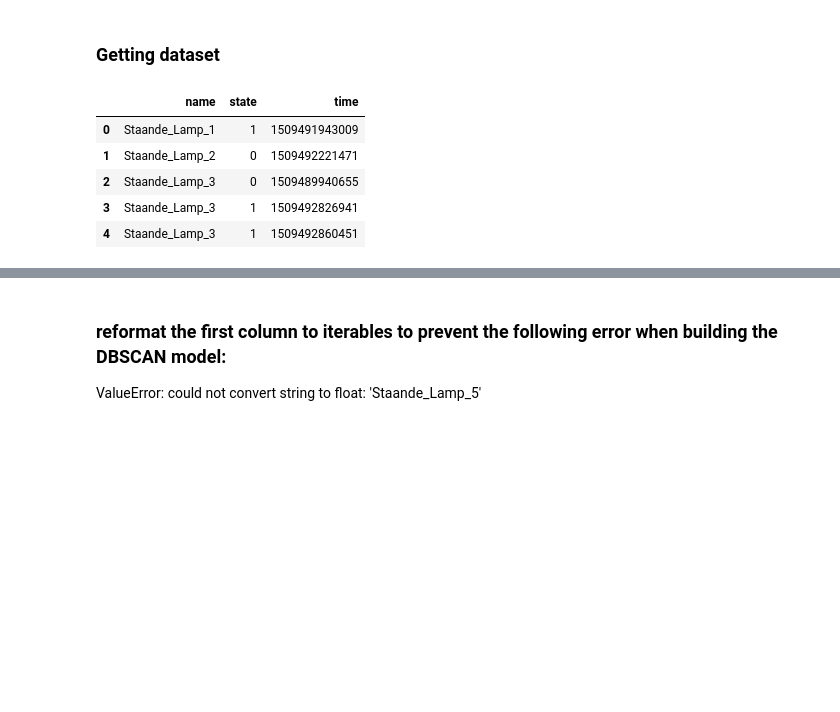
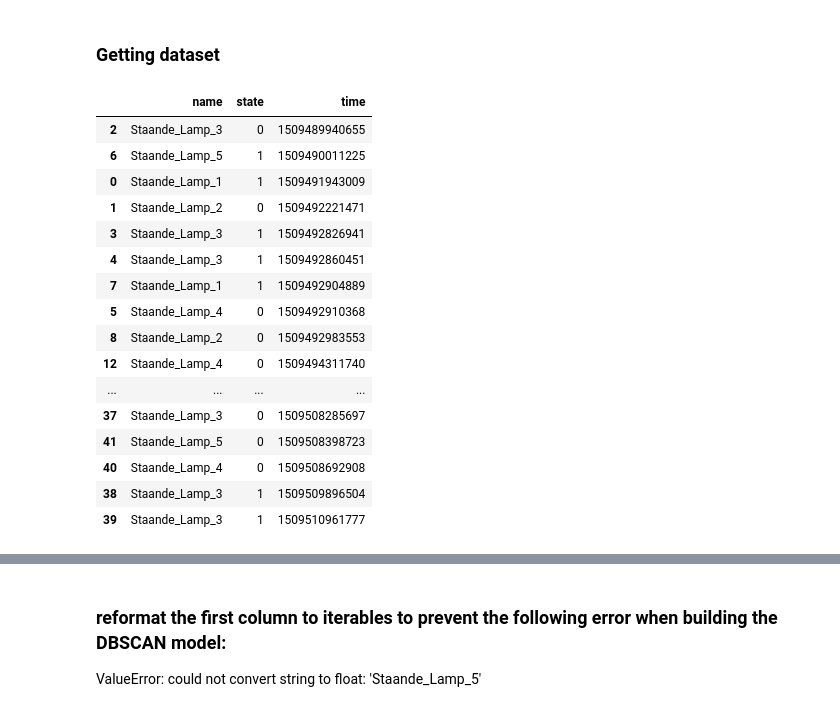
Before and after one commit to WyTho/MachineLearning, a Jupyter notebook: jupyter/dbscan2.ipynb, the cells around one changed output, grey strips where cells are left out. Cells and saved outputs as stored; diff of their text form; code cells hidden in the pictures; blank space fills up the shorter version.

```diff
--- a/jupyter/dbscan2.ipynb
+++ b/jupyter/dbscan2.ipynb
@@ -19,18 +19,32 @@ sb.set_style('whitegrid')
 # %%
 address = '../datasets/staandelamp_realistic.json'
 df_data = pd.read_json(address)
 
+# Sort the data on timestamp
+df_data = df_data.sort_values(by=['time'])
 
+
+# Grab around 6 hours of timestamps
 ### TEMP ###
-df_data = df_data[:100]
+df_data = df_data[:42]
 ### TEMP ###
 
-
-df_data[:5]
+df_data
 # %% [output]
 |  | name | state | time |
+| 2 | Staande_Lamp_3 | 0 | 1509489940655 |
+| 6 | Staande_Lamp_5 | 1 | 1509490011225 |
 | 0 | Staande_Lamp_1 | 1 | 1509491943009 |
 | 1 | Staande_Lamp_2 | 0 | 1509492221471 |
-| 2 | Staande_Lamp_3 | 0 | 1509489940655 |
 | 3 | Staande_Lamp_3 | 1 | 1509492826941 |
 | 4 | Staande_Lamp_3 | 1 | 1509492860451 |
+| 7 | Staande_Lamp_1 | 1 | 1509492904889 |
+| 5 | Staande_Lamp_4 | 0 | 1509492910368 |
+| 8 | Staande_Lamp_2 | 0 | 1509492983553 |
+| 12 | Staande_Lamp_4 | 0 | 1509494311740 |
+| ... | ... | ... | ... |
+| 37 | Staande_Lamp_3 | 0 | 1509508285697 |
+| 41 | Staande_Lamp_5 | 0 | 1509508398723 |
+| 40 | Staande_Lamp_4 | 0 | 1509508692908 |
+| 38 | Staande_Lamp_3 | 1 | 1509509896504 |
+| 39 | Staande_Lamp_3 | 1 | 1509510961777 |
```
Also changed, not shown: parts of 9 cells of this notebook, 2 other files.
